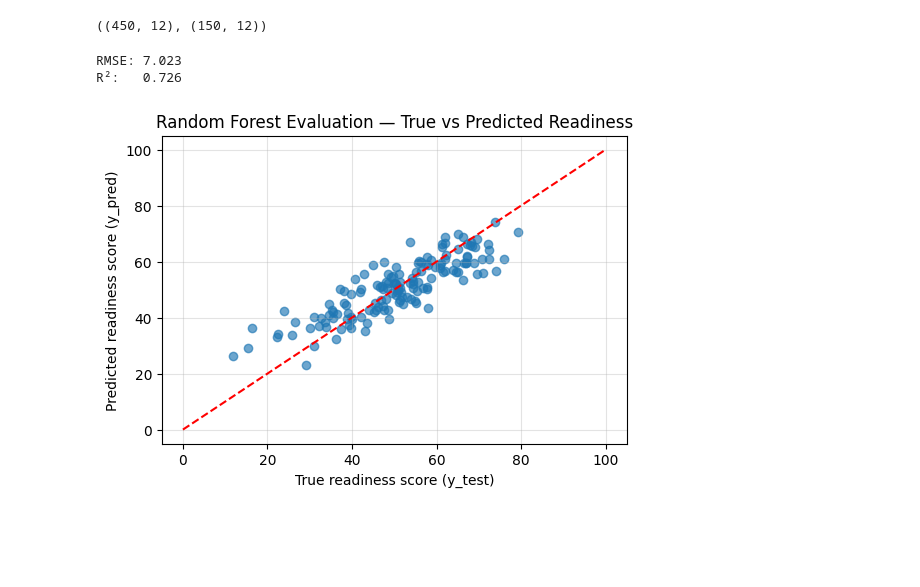
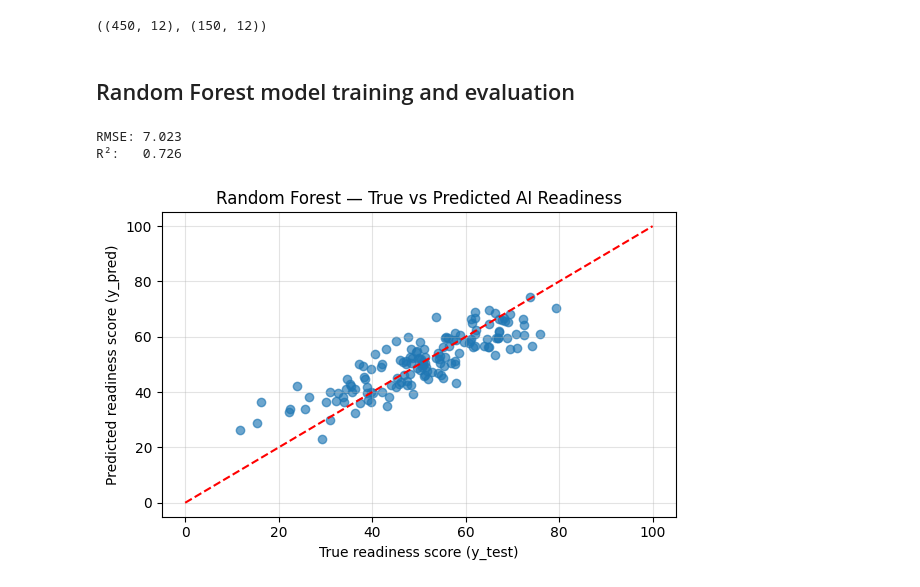
Before and after one commit to melo1-77/raigra, a Jupyter notebook: model/raigra_ml_prototype.ipynb, the cells around one changed output. Drawn from its saved outputs; the diff is of its cells as text; code cells hidden in the pictures; blank space fills up the shorter version.

Commit message:
Update ML notebook with improved evaluation and interpretation

```diff
--- a/model/raigra_ml_prototype.ipynb
+++ b/model/raigra_ml_prototype.ipynb
@@ -39,7 +50,7 @@ def generate_synthetic_readiness_data(n_samples: int = 600) -> pd.DataFrame:
     - ethics_score (0–5)
     - org_capability_score (0–5)
     - org_size (1=small, 2=medium, 3=large)
-    - sector dummies (healthcare, finance, public, education, tech, other)
+    - sector dummies: healthcare, finance, public, education, tech, other
 
     Target:
     - readiness_score (0–100), constructed with a weighted combination + noise
@@ -72,7 +83,7 @@ def generate_synthetic_readiness_data(n_samples: int = 600) -> pd.DataFrame:
         }
     )
 
-    # Sector-specific baselines (e.g. regulated sectors slightly higher on governance/privacy)
+    # Sector-specific baselines (regulated sectors typically higher on governance/privacy)
     sector_baseline = {
         "healthcare": 4.0,
         "finance": 3.5,
@@ -84,7 +95,8 @@ def generate_synthetic_readiness_data(n_samples: int = 600) -> pd.DataFrame:
 
     df["sector_baseline"] = df["sector"].map(sector_baseline)
 
-    # Construct an underlying latent readiness score (0–100)
+    # Construct latent readiness score (0–100)
+    # Governance and privacy carry most risk → highest weights
     raw_score = (
         0.30 * df["governance_score"]
         + 0.25 * df["privacy_score"]
@@ -100,7 +112,7 @@ def generate_synthetic_readiness_data(n_samples: int = 600) -> pd.DataFrame:
 
     df["readiness_score"] = readiness_noisy.round(1)
 
-    # One-hot encode sector (for the model)
+    # One-hot encode sector for ML
     df = pd.get_dummies(df, columns=["sector"], drop_first=True)
 
     return df
@@ -118,45 +147,57 @@ df.head()
 # %%
+# Separate features and target
+# (all columns except the deliberately constructed label)
 feature_cols = [c for c in df.columns if c != "readiness_score"]
 X = df[feature_cols]
 y = df["readiness_score"]
 
+# Train–test split (25% held out for unbiased evaluation)
 X_train, X_test, y_train, y_test = train_test_split(
-    X, y, test_size=0.25, random_state=42
+    X, y,
+    test_size=0.25,
+    random_state=42  # ensures comparability across runs
 )
 
 X_train.shape, X_test.shape
 # %% [output]
 ((450, 12), (150, 12))
+# %% [markdown]
+## Random Forest model training and evaluation
 # %%
+# Define a baseline model
 rf = RandomForestRegressor(
-    n_estimators=300,
-    max_depth=None,
-    min_samples_split=4,
-    min_samples_leaf=2,
+    n_estimators=300,            # enough trees for stability
+    max_depth=None,             # allow full depth (RF handles this well)
+    min_samples_split=4,        # mild regularisation
+    min_samples_leaf=2,         # prevents over-fragmentation
     random_state=42,
-    n_jobs=-1,
+    n_jobs=-1                   # parallel training
 )
 
+# Train
 rf.fit(X_train, y_train)
 y_pred = rf.predict(X_test)
 
+# Evaluation metrics
 mse = mean_squared_error(y_test, y_pred)
 rmse = np.sqrt(mse)
 r2 = r2_score(y_test, y_pred)
 
 print(f"RMSE: {rmse:.3f}")
 print(f"R²:   {r2:.3f}")
 
+# Scatter plot — true vs predicted (measures model calibration)
 plt.figure(figsize=(6, 4))
 plt.scatter(y_test, y_pred, alpha=0.65)
-plt.plot([0, 100], [0, 100], "r--")  # ideal line
+plt.plot([0, 100], [0, 100], "r--", linewidth=1.5)  # ideal diagonal line
 plt.xlabel("True readiness score (y_test)")
 plt.ylabel("Predicted readiness score (y_pred)")
-plt.title("Random Forest Evaluation — True vs Predicted Readiness")
+plt.title("Random Forest — True vs Predicted AI Readiness")
 plt.grid(alpha=0.35)
+plt.tight_layout()
 plt.show()
 # %% [output]
 RMSE: 7.023
 R²:   0.726
-[figure, old version]
+[figure, new version]
 # %%
```
Also changed, not shown: parts of 7 cells of this notebook.
